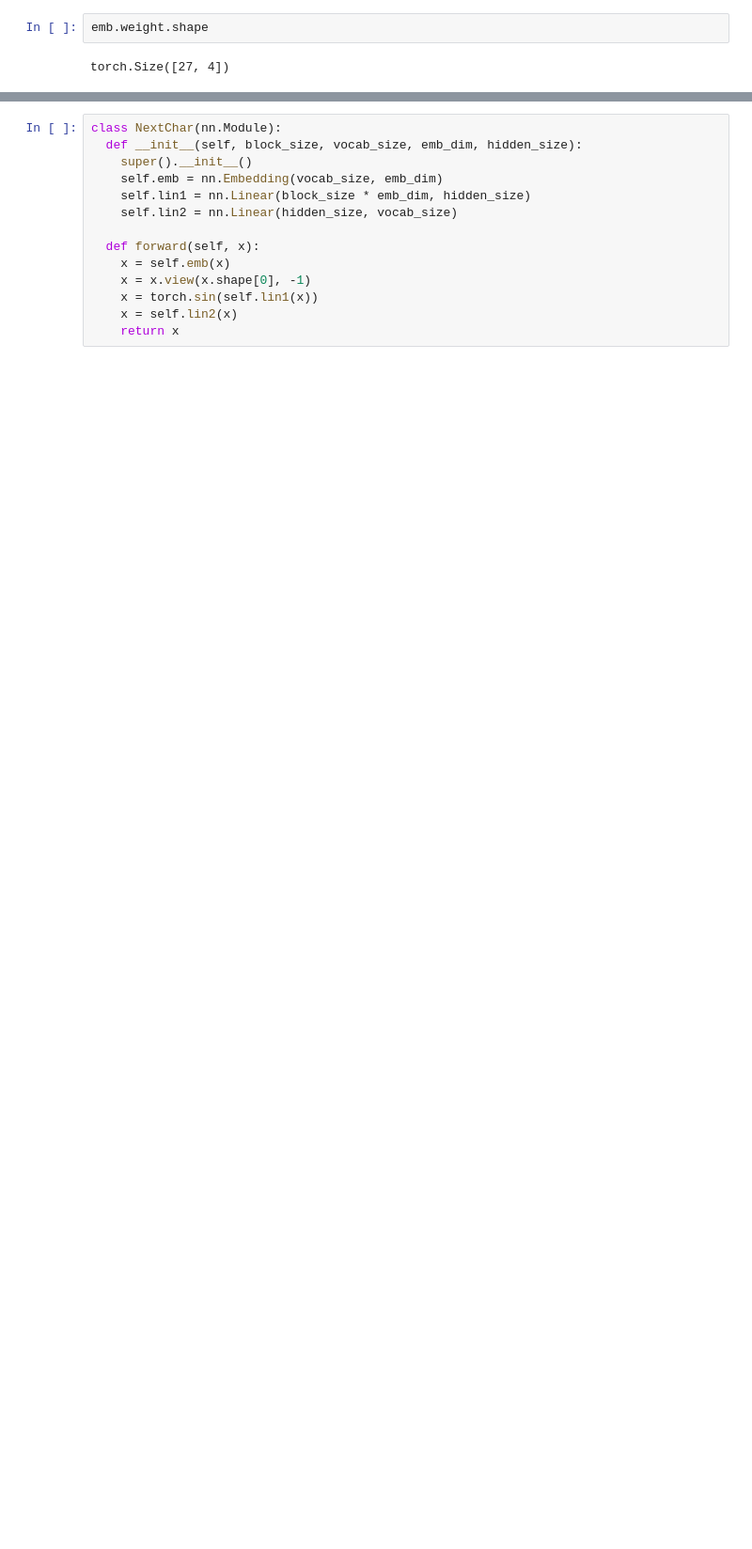
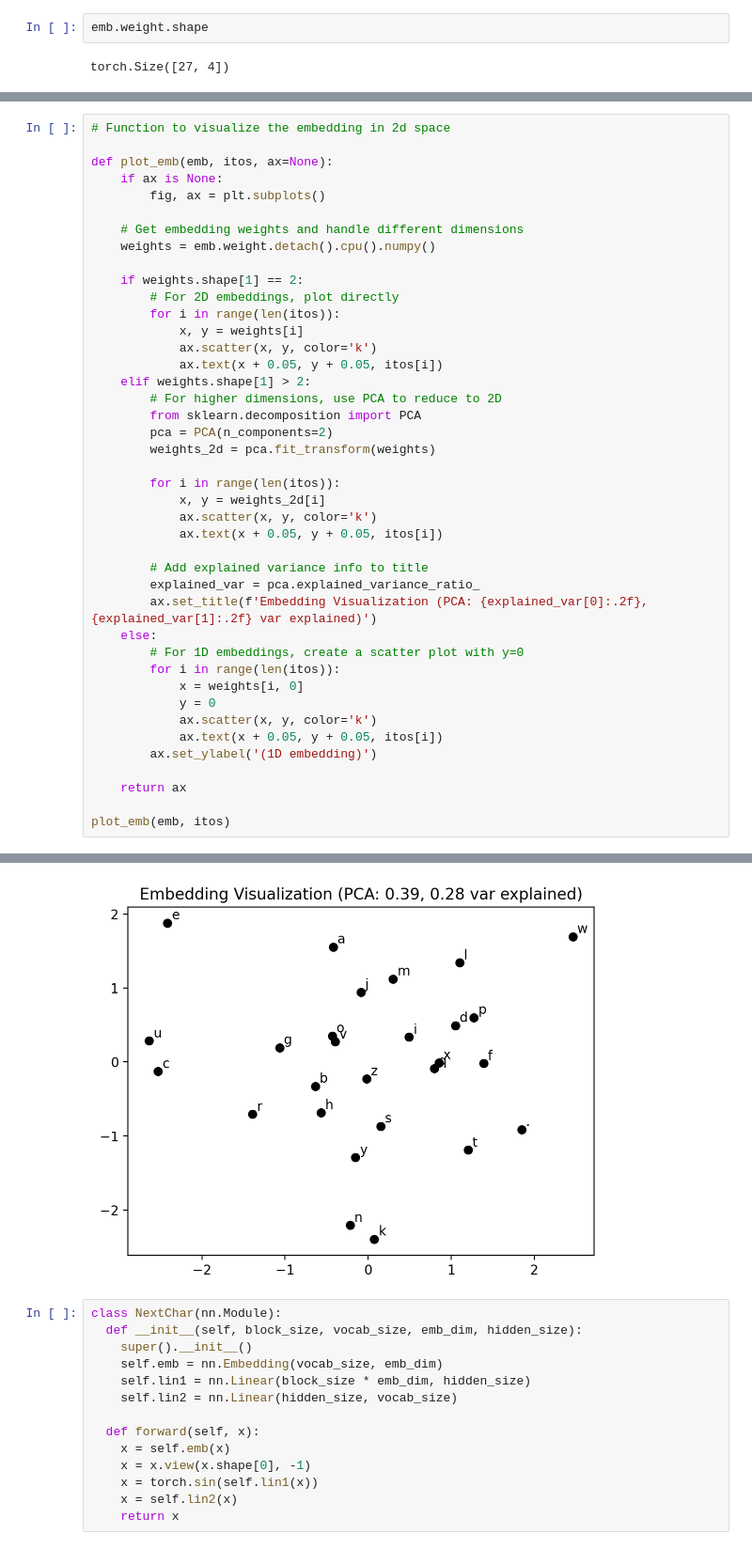
Before and after one commit to abhyudaya-3701/ml-teaching, a Jupyter notebook: notebooks/names.ipynb, the cells around one changed output, grey strips where cells are left out. Shown at 94% size. Cells and saved outputs as stored; diff of their text form; blank space fills up the shorter version.

```diff
--- a/notebooks/names.ipynb
+++ b/notebooks/names.ipynb
@@ -211,0 +200,43 @@ plot_emb(emb, itos)
+# %%
+# Function to visualize the embedding in 2d space
+
+def plot_emb(emb, itos, ax=None):
+    if ax is None:
+        fig, ax = plt.subplots()
+
+    # Get embedding weights and handle different dimensions
+    weights = emb.weight.detach().cpu().numpy()
+
+    if weights.shape[1] == 2:
+        # For 2D embeddings, plot directly
+        for i in range(len(itos)):
+            x, y = weights[i]
+            ax.scatter(x, y, color='k')
+            ax.text(x + 0.05, y + 0.05, itos[i])
+    elif weights.shape[1] > 2:
+        # For higher dimensions, use PCA to reduce to 2D
+        from sklearn.decomposition import PCA
+        pca = PCA(n_components=2)
+        weights_2d = pca.fit_transform(weights)
+
+        for i in range(len(itos)):
+            x, y = weights_2d[i]
+            ax.scatter(x, y, color='k')
+            ax.text(x + 0.05, y + 0.05, itos[i])
+
+        # Add explained variance info to title
+        explained_var = pca.explained_variance_ratio_
+        ax.set_title(f'Embedding Visualization (PCA: {explained_var[0]:.2f}, {explained_var[1]:.2f} var explained)')
+    else:
+        # For 1D embeddings, create a scatter plot with y=0
+        for i in range(len(itos)):
+            x = weights[i, 0]
+            y = 0
+            ax.scatter(x, y, color='k')
+            ax.text(x + 0.05, y + 0.05, itos[i])
+        ax.set_ylabel('(1D embedding)')
+
+    return ax
+
+plot_emb(emb, itos)
+# %% [output]
@@ -212,3 +244,4 @@ plot_emb(emb, itos)
+[figure, added]
 # %%
 class NextChar(nn.Module):
   def __init__(self, block_size, vocab_size, emb_dim, hidden_size):
```
Also changed, not shown: parts of 23 cells of this notebook, 1 other file.
